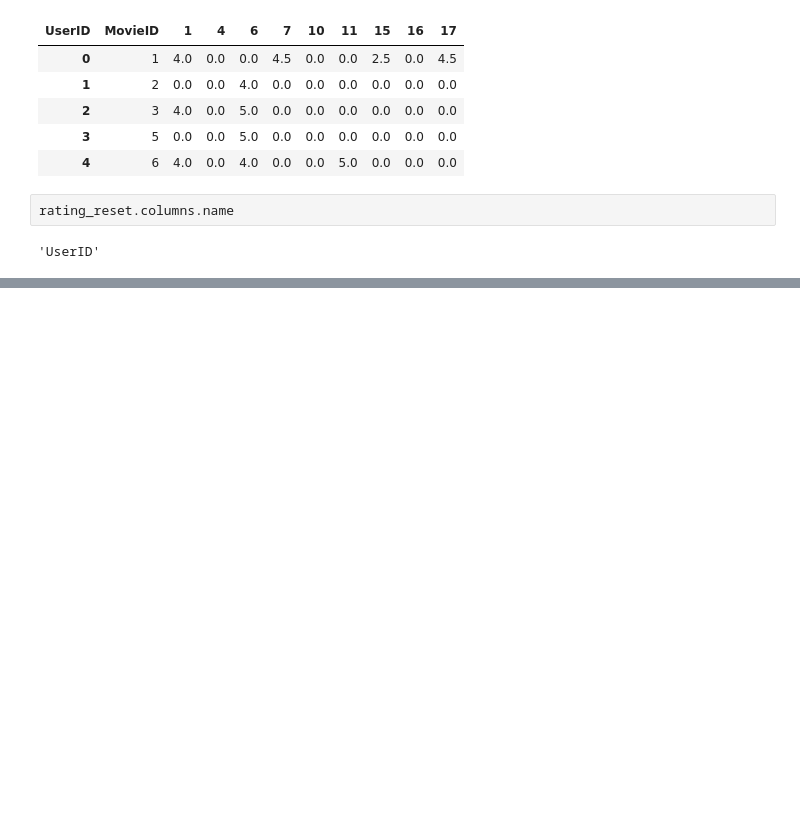
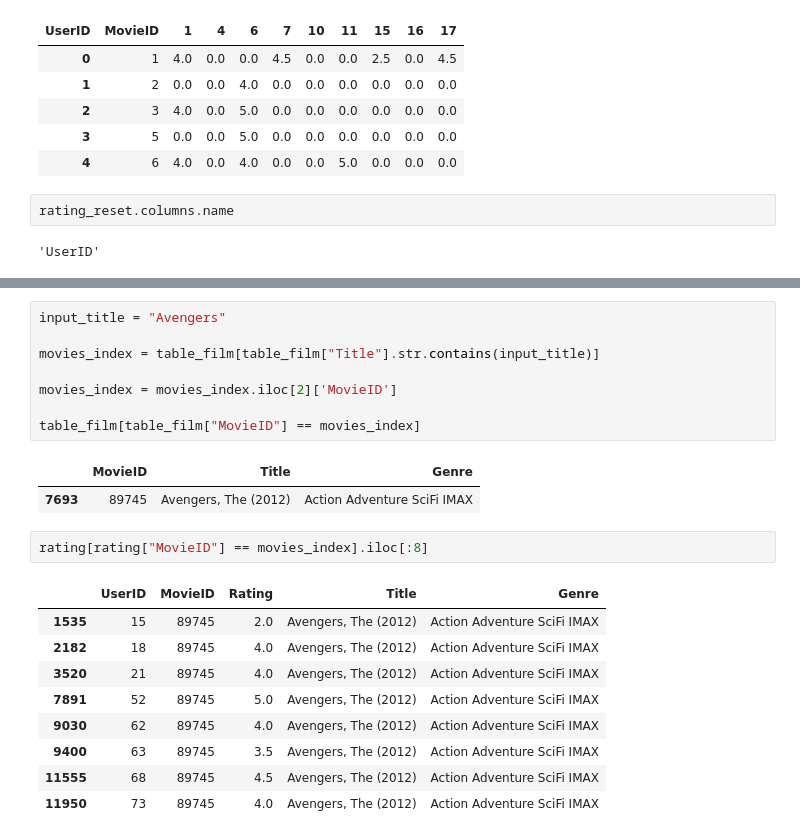
Before and after one commit to Intarii/Caesar, a Jupyter notebook: Lab 02.ipynb, the cells around one changed output, grey strips where cells are left out. Cells and saved outputs as stored; diff of their text form; blank space fills up the shorter version.

```diff
--- a/Lab 02.ipynb
+++ b/Lab 02.ipynb
@@ -269,0 +288,23 @@ rating_reset.columns.name
+# %%
+input_title = "Avengers"
+
+movies_index = table_film[table_film["Title"].str.contains(input_title)]
+
+movies_index = movies_index.iloc[2]['MovieID']
+
+table_film[table_film["MovieID"] == movies_index]
+# %% [output]
+|  | MovieID | Title | Genre |
+| 7693 | 89745 | Avengers, The (2012) | Action Adventure SciFi IMAX |
+# %%
+rating[rating["MovieID"] == movies_index].iloc[:8]
+# %% [output]
+|  | UserID | MovieID | Rating | Title | Genre |
+| 1535 | 15 | 89745 | 2.0 | Avengers, The (2012) | Action Adventure SciFi IMAX |
+| 2182 | 18 | 89745 | 4.0 | Avengers, The (2012) | Action Adventure SciFi IMAX |
+| 3520 | 21 | 89745 | 4.0 | Avengers, The (2012) | Action Adventure SciFi IMAX |
+| 7891 | 52 | 89745 | 5.0 | Avengers, The (2012) | Action Adventure SciFi IMAX |
+| 9030 | 62 | 89745 | 4.0 | Avengers, The (2012) | Action Adventure SciFi IMAX |
+| 9400 | 63 | 89745 | 3.5 | Avengers, The (2012) | Action Adventure SciFi IMAX |
+| 11555 | 68 | 89745 | 4.5 | Avengers, The (2012) | Action Adventure SciFi IMAX |
+| 11950 | 73 | 89745 | 4.0 | Avengers, The (2012) | Action Adventure SciFi IMAX |
```
Also changed, not shown: parts of 11 cells of this notebook.
